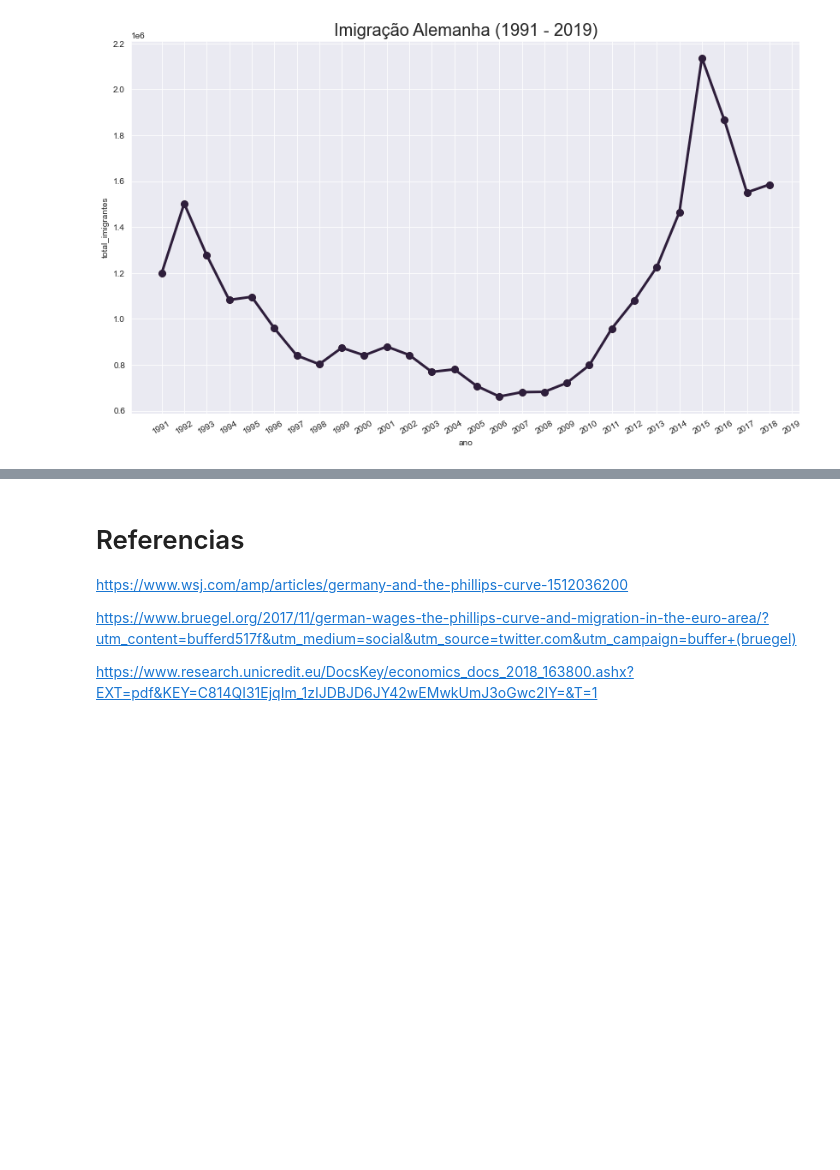
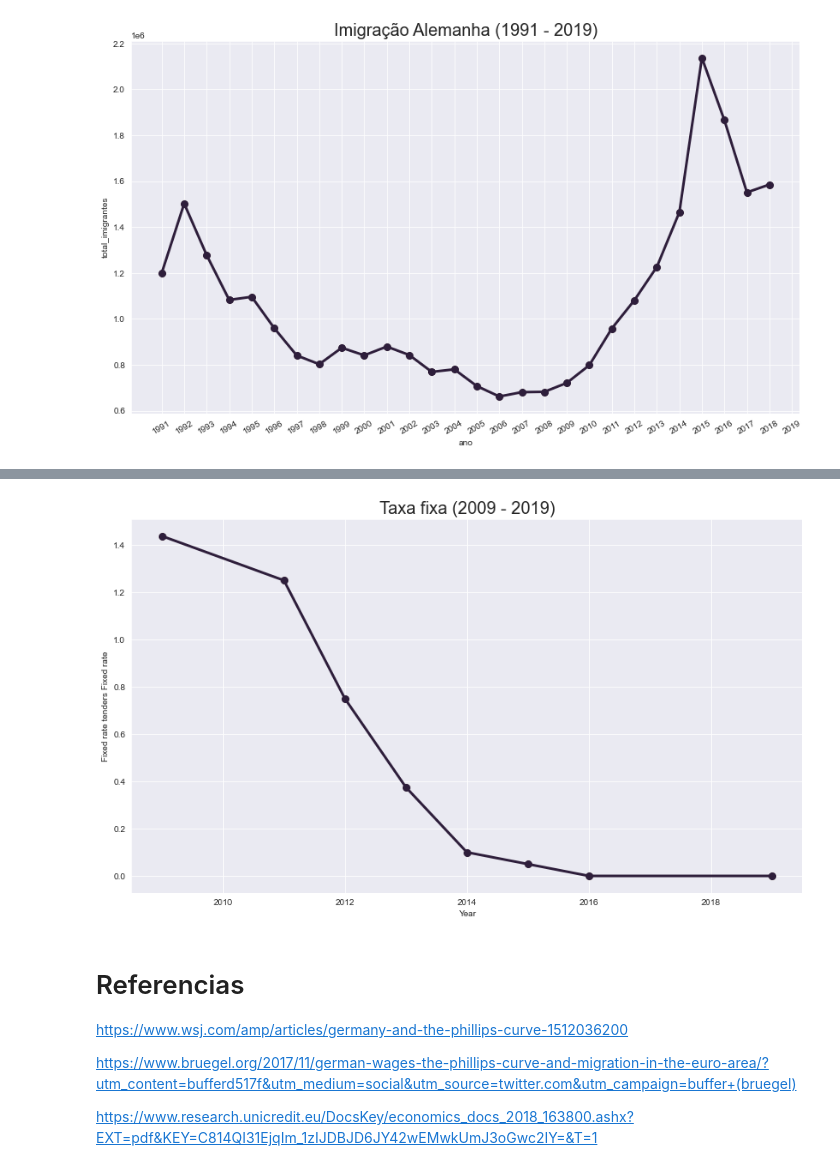
Before and after one commit to rmcnribeiro/T3_ECO-A, a Jupyter notebook: codigos/trabalho_3.ipynb, the cells around one changed output, grey strips where cells are left out. Cells and saved outputs as stored; diff of their text form; code cells hidden in the pictures; blank space fills up the shorter version.

Commit message:
Apêndice (taxas)

```diff
--- a/codigos/trabalho_3.ipynb
+++ b/codigos/trabalho_3.ipynb
@@ -525,0 +579,9 @@ plt.show()
+# %%
+df["Full Date"] = pd.to_datetime(df[["Year","Month","Day"]])
+df.drop(["Date","Day","Month"], axis=1, inplace=True)
+df = df[["Year","Full Date", "Fixed rate tenders Fixed rate","Variable rate tenders Minimum bid rate"]]
+df.replace("-", np.NaN, inplace = True)
+# %%
+df_interesse = df.loc[df["Full Date"]>np.datetime64("2009-01-01")]
+# %%
+df_interesse["Fixed rate tenders Fixed rate"] = df_interesse["Fixed rate tenders Fixed rate"].astype(float)
@@ -525,0 +594,2 @@ plt.show()
+# %%
+df_interesse_agregado = df_interesse.drop(["Full Date","Variable rate tenders Minimum bid rate"], axis=1).groupby(by="Year").mean()
@@ -526,3 +629,25 @@ plt.show()
+# %%
+#plt.xticks(df_interesse_agregado["Year"].values,rotation=30)
+
+g = sns.scatterplot(data=df_interesse_agregado,
+                x="Year",
+                y="Fixed rate tenders Fixed rate",
+                s=100,
+                legend= True)
+
+g2 = sns.lineplot(data = df_interesse_agregado,
+                  x="Year",
+                  y="Fixed rate tenders Fixed rate",
+                  linewidth=3,
+                  legend=True)
+
+g.set_title('Taxa fixa (2009 - 2019)', fontsize=20)
+
+plt.savefig('./../graficos/taxa_fixa.png')
+
+plt.show()
+# %% [output]
+[figure, added]
 # %% [markdown]
 # Referencias
 
```
Also changed, not shown: parts of 9 cells of this notebook, 4 other files.
